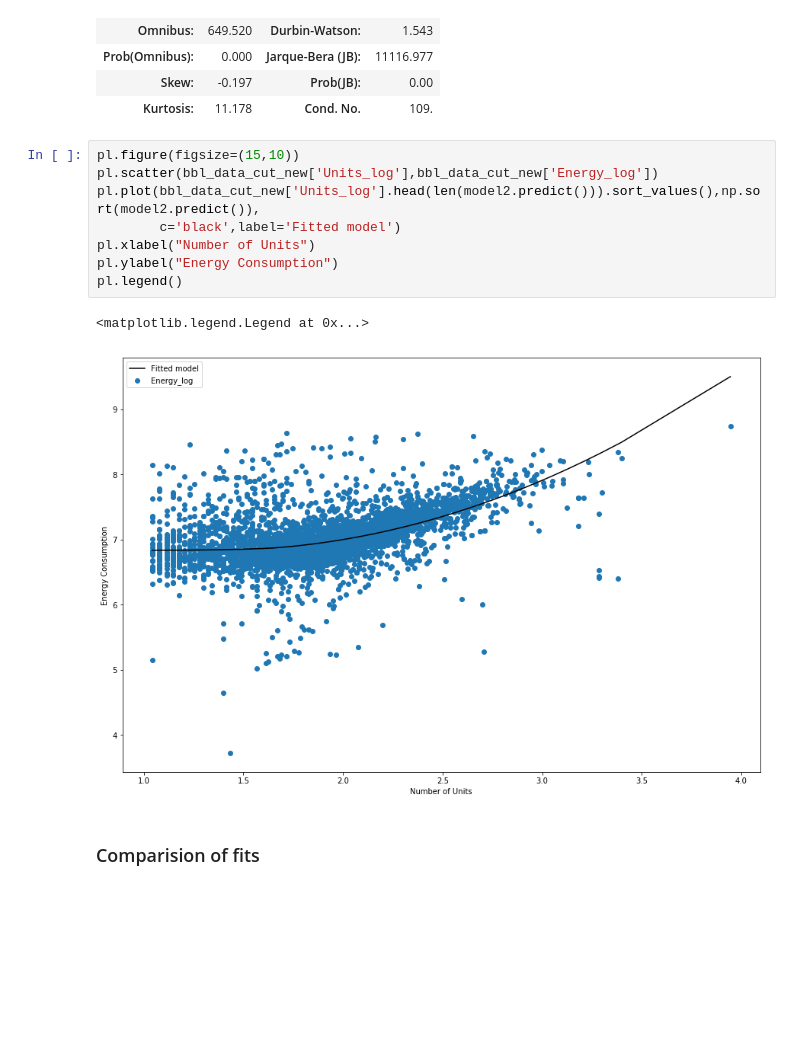
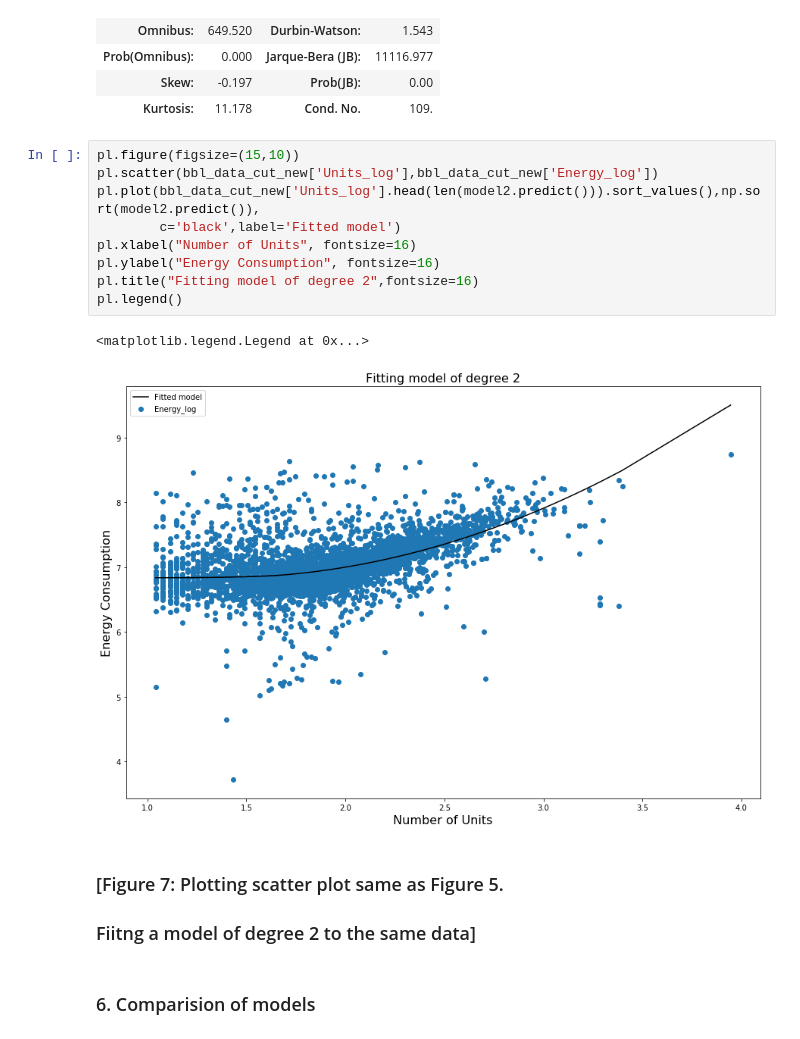
Before and after one commit to ssb10/PUI2017_ssb602, a Jupyter notebook: HW6_ssb602/HW6.ipynb, the cells around one changed output. Cells and saved outputs as stored; diff of their text form; blank space fills up the shorter version.

```diff
--- a/HW6_ssb602/HW6.ipynb
+++ b/HW6_ssb602/HW6.ipynb
@@ -333,16 +368,20 @@ OLS Regression Results
 # %%
 pl.figure(figsize=(15,10))
 pl.scatter(bbl_data_cut_new['Units_log'],bbl_data_cut_new['Energy_log'])
 pl.plot(bbl_data_cut_new['Units_log'].head(len(model2.predict())).sort_values(),np.sort(model2.predict()),
         c='black',label='Fitted model')
-pl.xlabel("Number of Units")
-pl.ylabel("Energy Consumption")
+pl.xlabel("Number of Units", fontsize=16)
+pl.ylabel("Energy Consumption", fontsize=16)
+pl.title("Fitting model of degree 2",fontsize=16)
 pl.legend()
 # %% [output]
 <matplotlib.legend.Legend at 0x...>
-[figure, old version]
+[figure, new version]
+# %% [markdown]
+### [Figure 7: Plotting scatter plot same as Figure 5.
+### Fiitng a model of degree 2 to the same data]
 # %% [markdown]
-### Comparision of fits
+### 6. Comparision of models
 # %%
 pl.figure(figsize=(15,10))
 pl.scatter(bbl_data_cut_new['Units_log'],bbl_data_cut_new['Energy_log'],c='grey')
```
Also changed, not shown: parts of 31 cells of this notebook.
